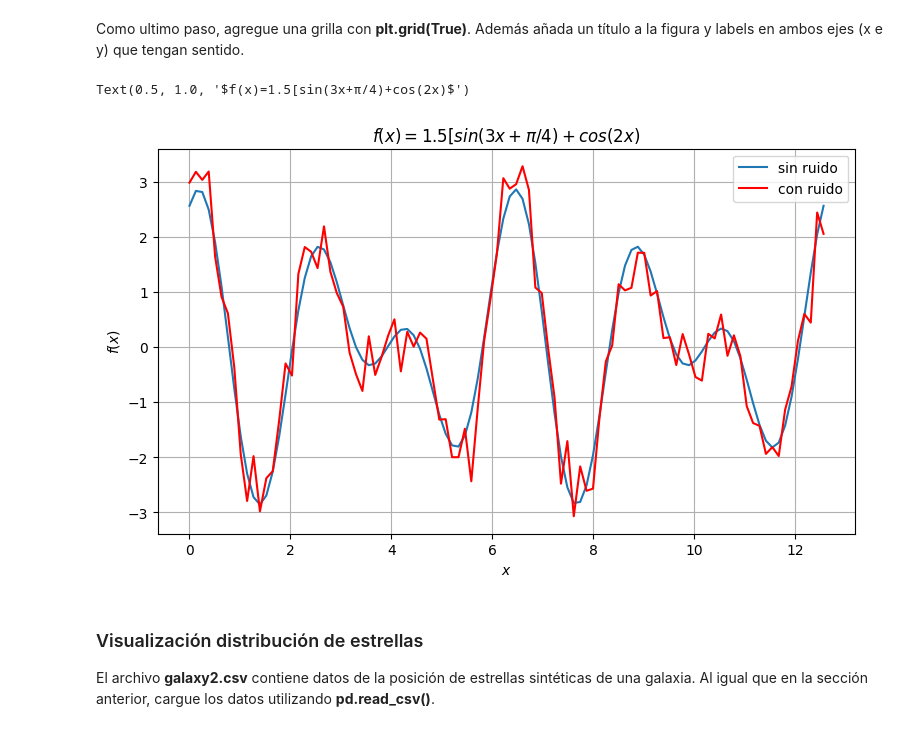
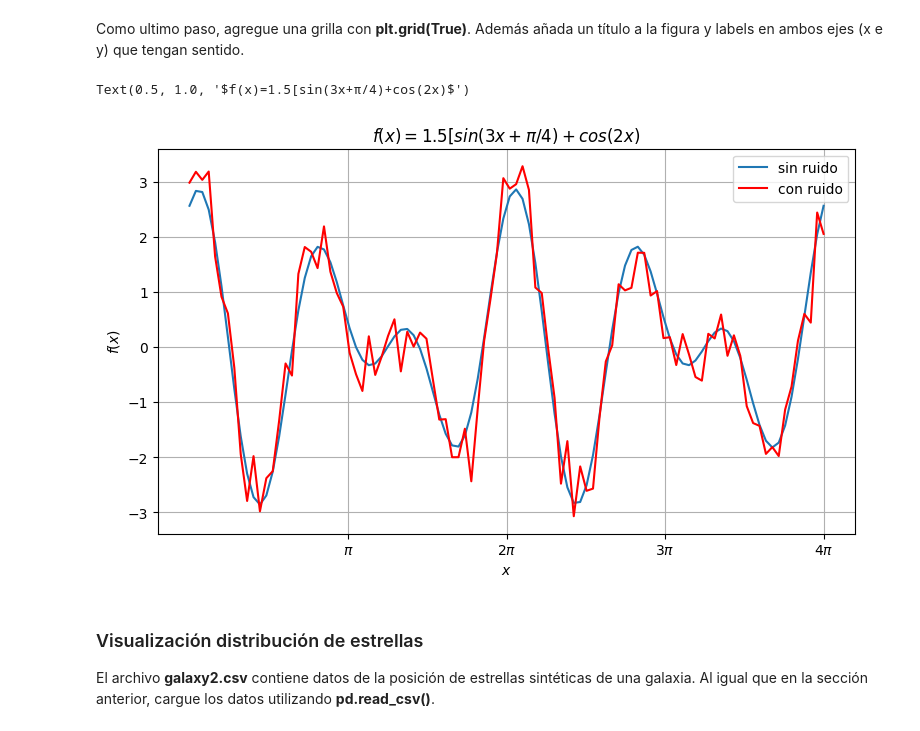
Before and after one commit to p-salv/Tarea-1, a Jupyter notebook: Tarea_1.ipynb, the cells around one changed output. Cells and saved outputs as stored; diff of their text form; code cells hidden in the pictures.

```diff
--- a/Tarea_1.ipynb
+++ b/Tarea_1.ipynb
@@ -331,17 +319,18 @@ Como ultimo paso, agregue una grilla con **plt.grid(True)**. Además añada un t
 # %%
 plt.figure(figsize=(9, 5))
 
 plt.grid(True)
 
+plt.xticks(ticks = [np.pi,2*np.pi,3*np.pi,4*np.pi], labels = xticks_labels)
 plt.plot(x_values, y_values, label='sin ruido')
 plt.plot(x_values, y_ruido, color='red', label='con ruido')
 plt.legend()
 plt.xlabel('$x$')
 plt.ylabel('$f(x)$')
 plt.title('$f(x)=1.5[sin(3x+π/4)+cos(2x)$')
 # %% [output]
 Text(0.5, 1.0, '$f(x)=1.5[sin(3x+π/4)+cos(2x)$')
-[figure, old version]
+[figure, new version]
 # %% [markdown]
 ### Visualización distribución de estrellas
 
```
Also changed, not shown: parts of 13 cells of this notebook.
